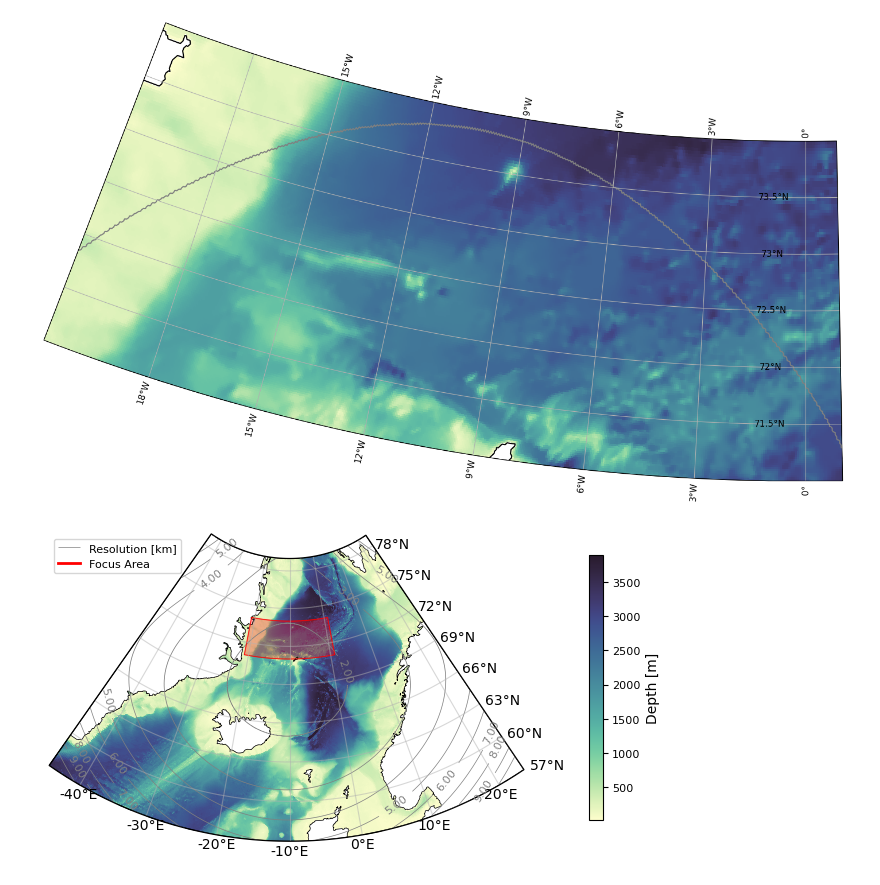
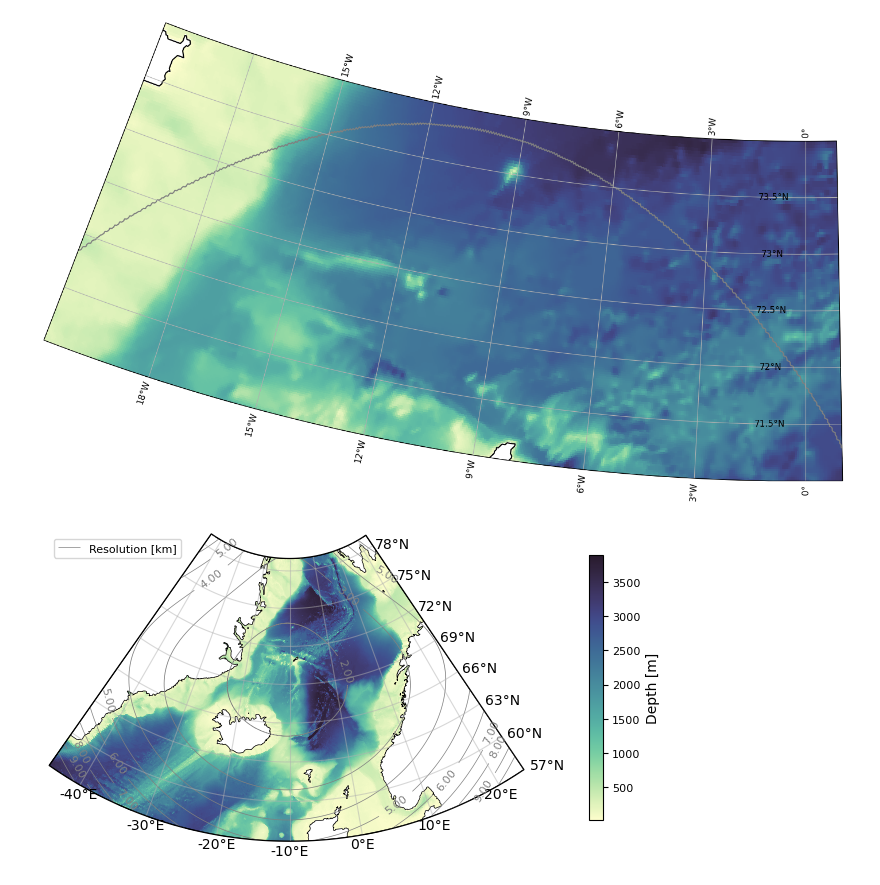
Before and after one commit to EirikKvamme/MScEirik, a Jupyter notebook: AreaInfo/AreaOverView_local.ipynb, the cells around one changed output. Drawn from its saved outputs; the diff is of its cells as text; code cells hidden in the pictures.

```diff
--- a/AreaInfo/AreaOverView_local.ipynb
+++ b/AreaInfo/AreaOverView_local.ipynb
@@ -156,19 +156,19 @@ cntr = ax.contour(res.X, res.Y, res_smooth, [2,3,4,5,6,7,8,9,10], colors='grey',
 ax.clabel(cntr, fmt="%2.2f", use_clabeltext=True,fontsize=8)
 h1, _ = cntr.legend_elements()
 
-# Focus area
-focus_area_lons = np.linspace(-21, 1, 100)
-focus_area_lats_bottom = np.full_like(focus_area_lons, 71)
-focus_area_lats_top = np.full_like(focus_area_lons, 74)
+# # Focus area
+# focus_area_lons = np.linspace(-21, 1, 100)
+# focus_area_lats_bottom = np.full_like(focus_area_lons, 71)
+# focus_area_lats_top = np.full_like(focus_area_lons, 74)
 
-# Combine the vertices for the focus area
-focus_area_lons = np.concatenate([focus_area_lons, focus_area_lons[::-1]])
-focus_area_lats = np.concatenate([focus_area_lats_bottom, focus_area_lats_top])
+# # Combine the vertices for the focus area
+# focus_area_lons = np.concatenate([focus_area_lons, focus_area_lons[::-1]])
+# focus_area_lats = np.concatenate([focus_area_lats_bottom, focus_area_lats_top])
 
-# Plot the focus area in PlateCarree projection
-ax.plot(focus_area_lons, focus_area_lats, transform=ccrs.PlateCarree(), linewidth=0.5, color='red', label='Focus area')
-ax.plot([-21,-21],[71,74], transform=ccrs.PlateCarree(),linewidth=0.5, color='red')
-ax.fill(focus_area_lons, focus_area_lats, transform=ccrs.PlateCarree(), color='red', alpha=0.3)
+# # Plot the focus area in PlateCarree projection
+# ax.plot(focus_area_lons, focus_area_lats, transform=ccrs.PlateCarree(), linewidth=0.5, color='red', label='Focus area')
+# ax.plot([-21,-21],[71,74], transform=ccrs.PlateCarree(),linewidth=0.5, color='red')
+# ax.fill(focus_area_lons, focus_area_lats, transform=ccrs.PlateCarree(), color='red', alpha=0.3)
 
 # Create a custom path for the extent in PlateCarree projection
 num_points = 100
@@ -197,32 +197,32 @@ ax.add_patch(patch)
 # Set the boundary using the transformed path
 ax.set_boundary(patch.get_path(), transform=ax.transData)
 
 # Add gridlines without labels
 gl = ax.gridlines(draw_labels=False,alpha=0.5)
 
 # Manually add the labels for the bottom and right sides
 xticks = np.arange(extent[0]-5, extent[1]-5 + 1, 10)  # Adjust the range and step as needed
 yticks = np.arange(extent[2], extent[3] + 1, 3)  # Adjust the range and step as needed
 
 # Add bottom labels
 for xtick in xticks:
     ax.text(xtick, extent[2]-0.2, f'{xtick}°E', transform=ccrs.PlateCarree(),
             fontsize=10, ha='center', va='top')
 
 # Add right labels
 for ytick in yticks:
     ax.text(extent[1] + 1-10, ytick, f'{ytick}°N', transform=ccrs.PlateCarree(),
             fontsize=10, ha='left', va='center')
 
 
 # Create a custom legend entry for the focus area
 h2 = [plt.Line2D([0], [0], color='red', lw=2)]
 
 # Add the combined legend
-ax.legend([h1[0], h2[0]], ['Resolution [km]', 'Focus Area'],loc='upper left')
+ax.legend([h1[0]], ['Resolution [km]'],loc='upper left')
 
 fig.savefig(r'C:/Users/eirik/Master/Figures/IGPDomain',dpi=300, facecolor='w', edgecolor='w',
           orientation='landscape', format=None,
           transparent=False, bbox_inches=None,pad_inches=0.25)
 # %% [output]
-[figure, old version]
+[figure, new version]
```
Also changed, not shown: 2 other files.
